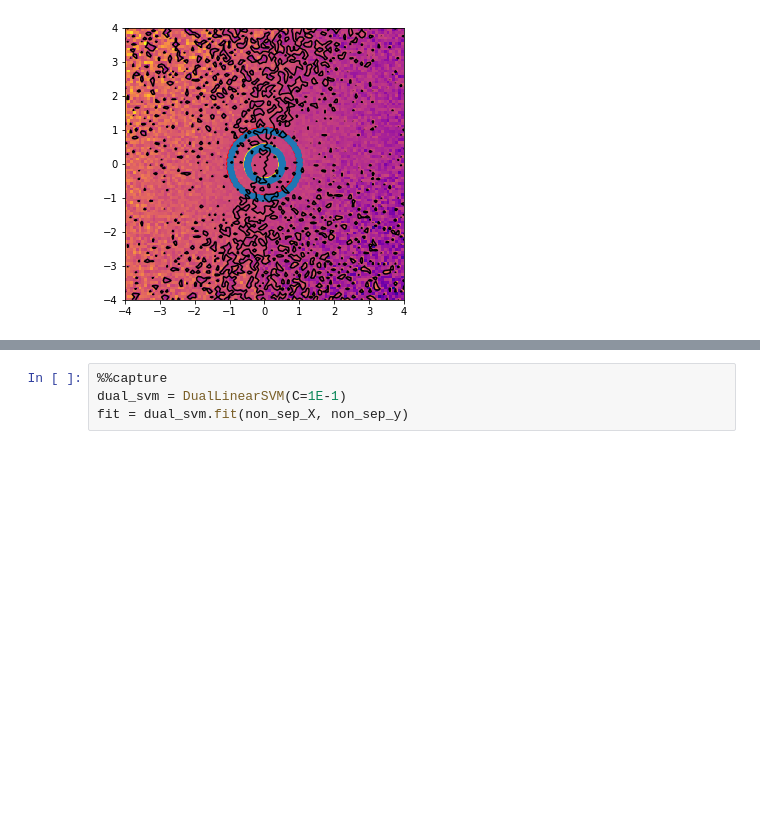
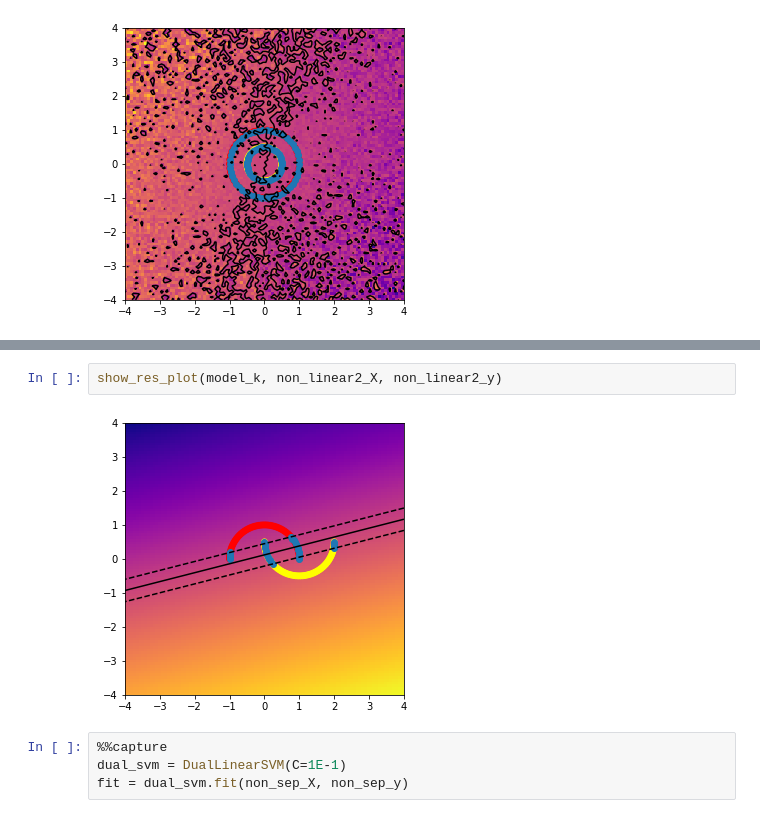
Before and after one commit to Marrry1327/ML-DM, a Jupyter notebook: Lab #3 SVM (QP, Kernel trick).ipynb, the cells around one changed output, grey strips where cells are left out. Saved outputs shown, nothing was run; the diff lists cells and outputs as text; blank space fills up the shorter version.

```diff
--- a/Lab #3 SVM (QP, Kernel trick).ipynb
+++ b/Lab #3 SVM (QP, Kernel trick).ipynb
@@ -606,3 +621,7 @@ show_res_plot(dual_svm, non_linear_X, non_linear_y)
+# %%
+show_res_plot(model_k, non_linear2_X, non_linear2_y)
+# %% [output]
+[figure, added]
 # %%
 %%capture
 dual_svm = DualLinearSVM(C=1E-1)
```
Also changed, not shown: parts of 16 cells of this notebook.
